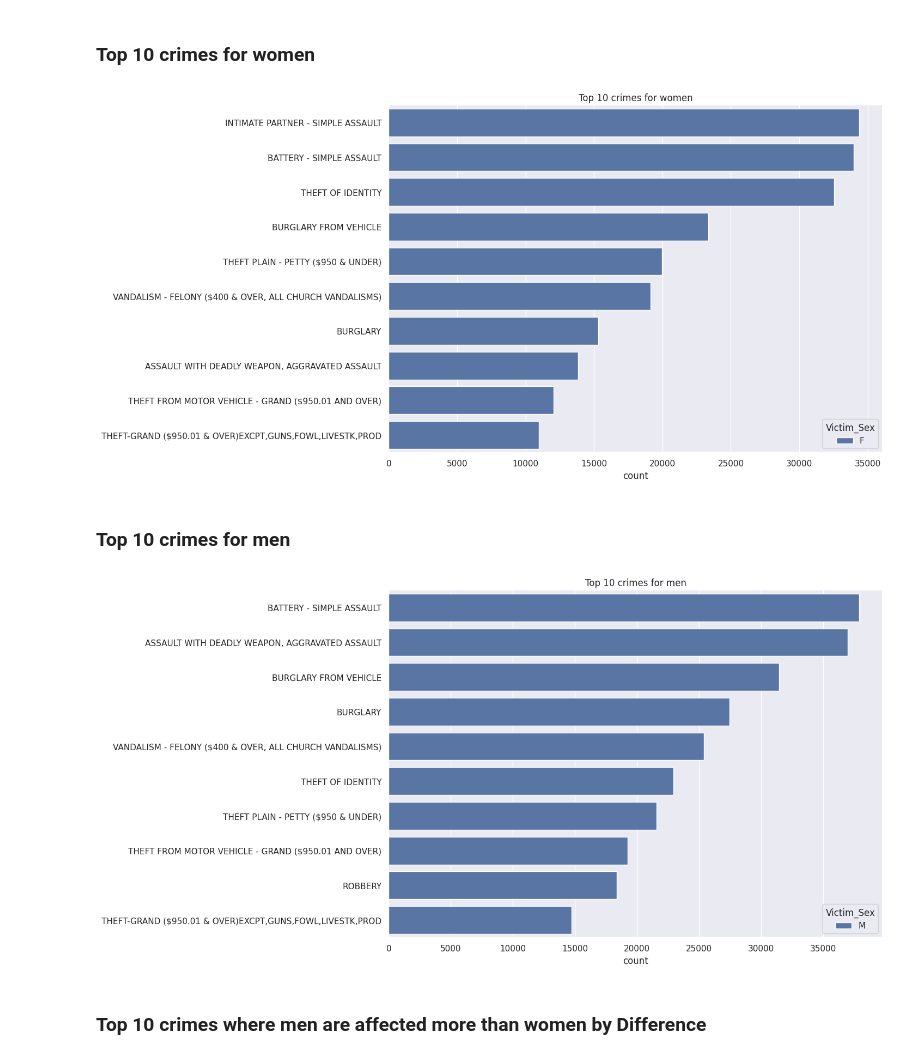
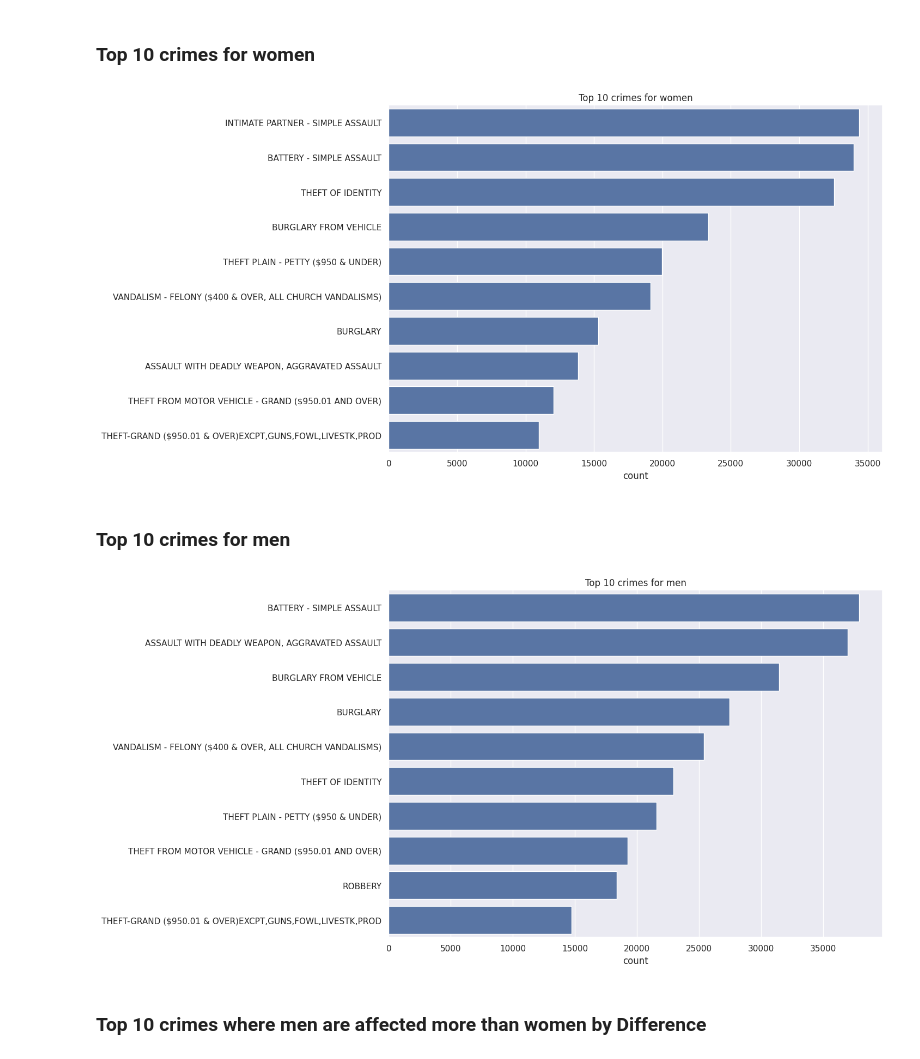
Before and after one commit to AyoubLaar/Data-Mining-Project, a Jupyter notebook: notebook.ipynb, the cells around one changed output. Cells and saved outputs as stored; diff of their text form; code cells hidden in the pictures.

```diff
--- a/notebook.ipynb
+++ b/notebook.ipynb
@@ -329,7 +352,7 @@ pprint(equal_values)
 # %%
 data.drop("Crime_Code",inplace=True, axis=1)
 columns = ["Primary_Crime_Code", "Secondary_Crime_Code_1", "Secondary_Crime_Code_2", "Secondary_Crime_Code_3" ]
-data[columns] = data[columns].astype("float").astype("string")
+data[columns] = data[columns].astype("float")
 data[columns].info()
 # %% [output]
 <class 'pandas.core.frame.DataFrame'>
@@ -558,7 +623,7 @@ data.loc[data["Victim_Age"] < 0]
 | 240706252 | 2024-02-23 | 2023-02-22 | 1630 | 7 | 738 | 1 | ... |
 96 rows × 30 columns
 # %%
-data["Victime_Age"] = data["Victime_Age"].apply(lambda x : x if x > 0 else 0)
+data["Victim_Age"] = data["Victim_Age"].apply(lambda x : x if x > 0 else 0)
 # %%
 data["Victim_Age"].describe()
 # %% [output]
@@ -958,14 +1023,14 @@ pass
 # %%
 df = data[["Victim_Sex","Primary_Crime_Code"]].loc[data["Victim_Sex"] != "X"].value_counts().sort_values(ascending=False)
 df = df.reset_index()
 df["Primary_Crime_Code"] = df["Primary_Crime_Code"].map(primary_crime_to_description)
 women_df = df.loc[df["Victim_Sex"] == "F"]
-plot = sns.barplot(women_df.head(10), y="Primary_Crime_Code", x="count", hue="Victim_Sex", orient="h" )
+plot = sns.barplot(women_df.head(10), y="Primary_Crime_Code", x="count", orient="h" )
 plot.set_title("Top 10 crimes for women")
 plot.set_ylabel("")
 pass
 # %% [output]
-[figure, old version]
+[figure, new version]
 # %% [markdown]
 <h3>Top 10 crimes for men</h3>
 # %%
@@ -973,12 +1038,12 @@ df = data[["Victim_Sex","Primary_Crime_Code"]].loc[data["Victim_Sex"] != "X"].va
 df = df.reset_index()
 df["Primary_Crime_Code"] = df["Primary_Crime_Code"].map(primary_crime_to_description)
 men_df = df.loc[df["Victim_Sex"] == "M"]
-plot = sns.barplot(men_df.head(10), y="Primary_Crime_Code", x="count", hue="Victim_Sex", orient="h")
+plot = sns.barplot(men_df.head(10), y="Primary_Crime_Code", x="count", orient="h")
 plot.set_title("Top 10 crimes for men")
 plot.set_ylabel("")
 pass
 # %% [output]
-[figure, old version]
+[figure, new version]
 # %% [markdown]
 <h3>Top 10 crimes where men are affected more than women by Difference</h3>
 # %% [markdown]
```
Also changed, not shown: parts of 42 cells of this notebook, 1 other file.
